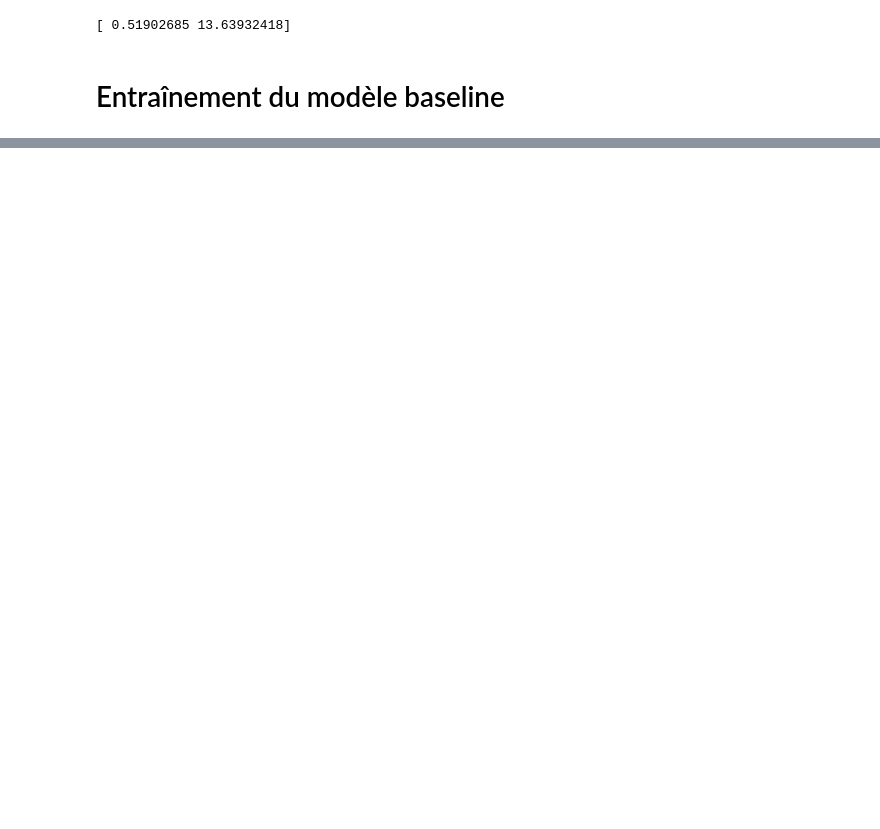
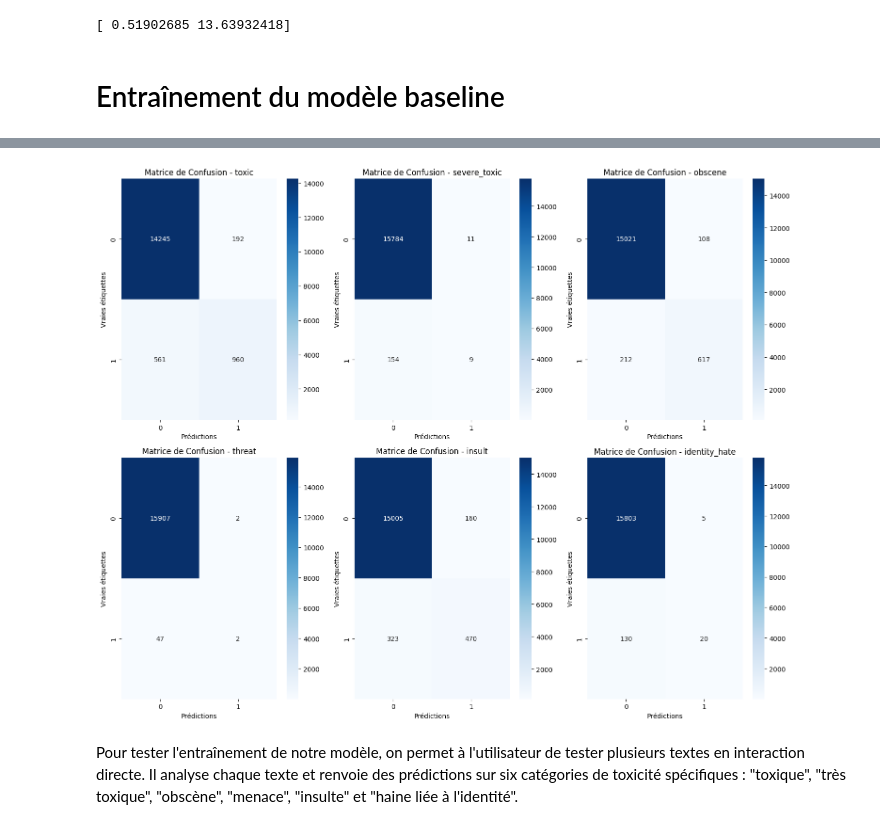
Before and after one commit to florianVit/Classification_Commentaires_Toxiques, a Jupyter notebook: Classification_commentaires_toxiques.ipynb, the cells around one changed output, grey strips where cells are left out. Saved outputs shown, nothing was run; the diff lists cells and outputs as text; code cells hidden in the pictures; blank space fills up the shorter version.

Commit message:
Ajout de commentaires et de texte explicatif

```diff
--- a/Classification_commentaires_toxiques.ipynb
+++ b/Classification_commentaires_toxiques.ipynb
@@ -316,20 +390,0 @@ weighted avg       0.78      0.54      0.63       693
-# %%
-# Matrice de confusion pour le random forest
-
-import matplotlib.pyplot as plt
-import seaborn as sns
-from sklearn.metrics import confusion_matrix
-
-# Prédictions sur les données de test
-y_pred_rf = rf_model.predict(X_test)
-
-# Générer la matrice de confusion
-cm = confusion_matrix(y_test.values.argmax(axis=1), y_pred_rf.argmax(axis=1))
-
-# Visualisation de la matrice de confusion
-plt.figure(figsize=(10,7))
-sns.heatmap(cm, annot=True, fmt='d', cmap='Blues', xticklabels=y.columns, yticklabels=y.columns)
-plt.xlabel('Prédictions')
-plt.ylabel('Vraies étiquettes')
-plt.title('Matrice de Confusion - Random Forest')
-plt.show()
@@ -478,0 +508,45 @@ for label in labels:
+# %%
+# Prédictions
+# Effectuer des prédictions sur les données de test X_test en utilisant la pipeline chargée (modèle pré-entraîné)
+y_pred = pipeline.predict(X_test)  # y_pred contient les prédictions pour chaque étiquette de toxicité
+
+# Liste des labels de toxicité
+# Ces labels correspondent aux types de toxicité que le modèle doit prédire : "toxic", "severe_toxic", etc.
+labels = ["toxic", "severe_toxic", "obscene", "threat", "insult", "identity_hate"]
+
+# Initialisation de la figure pour la visualisation des matrices de confusion
+# On crée une figure de taille (15, 12) pour avoir une vue d'ensemble claire
+plt.figure(figsize=(15, 12))
+
+# Itérer sur chaque label pour générer et afficher la matrice de confusion
+# On parcourt la liste des labels, et pour chaque label, une matrice de confusion est calculée et affichée
+for i, label in enumerate(labels):
+    # Créer une sous-figure (subplot) pour chaque matrice de confusion (2 lignes, 3 colonnes)
+    plt.subplot(2, 3, i+1)
+
+    # Calcul de la matrice de confusion pour chaque étiquette
+    # La matrice de confusion est générée en comparant les vraies étiquettes (y_test[label]) avec les prédictions (y_pred[:, i])
+    # y_pred[:, i] sélectionne la colonne correspondant à l'étiquette i
+    cm = confusion_matrix(y_test[label], y_pred[:, i])  # Matrice de confusion
+
+    # Visualisation de la matrice de confusion avec Seaborn
+    # 'annot=True' ajoute les valeurs sur la matrice, 'fmt='d'' formate les valeurs comme des entiers
+    # 'cmap' définit la palette de couleurs, ici "Blues" pour une échelle de couleurs bleues
+    # xticklabels et yticklabels montrent les étiquettes des axes comme "0" et "1"
+    sns.heatmap(cm, annot=True, fmt='d', cmap='Blues', xticklabels=["0", "1"], yticklabels=["0", "1"])
+
+    # Ajouter le titre de chaque matrice de confusion, basé sur le label actuel
+    plt.title(f'Matrice de Confusion - {label}')
+    # Ajouter les labels pour les axes X et Y
+    plt.xlabel('Prédictions')  # Axe des prédictions (0 ou 1)
+    plt.ylabel('Vraies étiquettes')  # Axe des vraies étiquettes (0 ou 1)
+
+# Ajuster la disposition des sous-figures pour éviter tout chevauchement
+plt.tight_layout()
+
+# Afficher la figure avec toutes les matrices de confusion
+plt.show()
+# %% [output]
+[figure, added]
+# %% [markdown]
+Pour tester l'entraînement de notre modèle, on permet à l'utilisateur de tester plusieurs textes en interaction directe. Il analyse chaque texte et renvoie des prédictions sur six catégories de toxicité spécifiques : "toxique", "très toxique", "obscène", "menace", "insulte" et "haine liée à l'identité".
```
Also changed, not shown: parts of 47 cells of this notebook.
